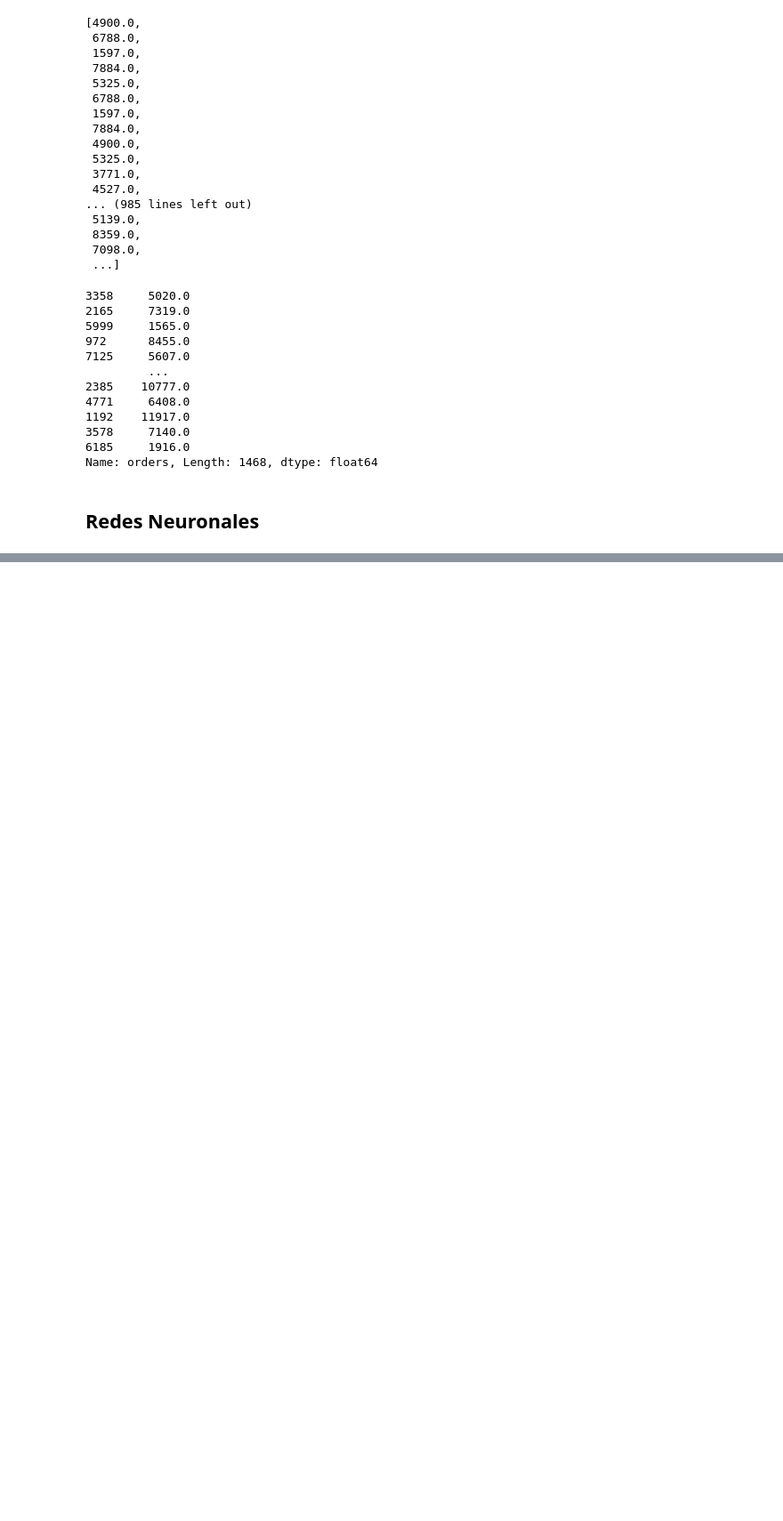
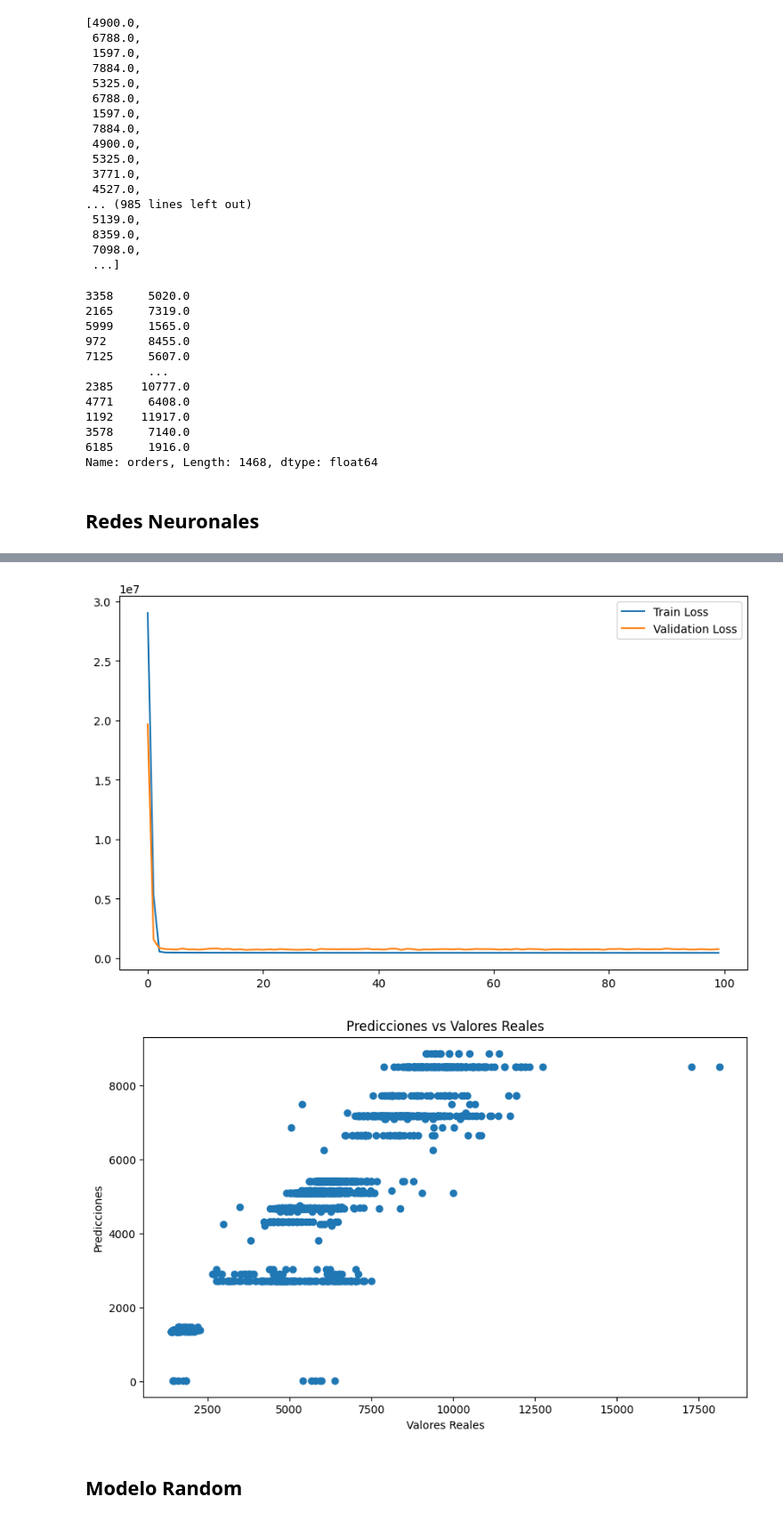
Before and after one commit to Manuel-Pol/Rohlik-orders-challenge, a Jupyter notebook: visus.ipynb, the cells around one changed output, grey strips where cells are left out. Shown at 89% size. Saved outputs shown, nothing was run; the diff lists cells and outputs as text; code cells hidden in the pictures; blank space fills up the shorter version.

```diff
--- a/visus.ipynb
+++ b/visus.ipynb
@@ -680,6 +711,6 @@ df_final_validation
 # %%
 # Definir el orden de las columnas deseado
-column_order = ['holiday', 'shops_closed', 'school_holidays', 'winter_school_holidays', 'user_activity_1', 'user_activity_2', 'country_Czech Republic', 'warehouse_Brno_1', 'country_Germany', 'country_Hungary', 'warehouse_Frankfurt_1', 'warehouse_Munich_1', 'warehouse_Prague_1', 'hot_season']
+column_order = ['holiday', 'shops_closed', 'school_holidays', 'winter_school_holidays', 'country_Czech Republic', 'warehouse_Brno_1', 'country_Germany', 'country_Hungary', 'warehouse_Frankfurt_1', 'warehouse_Munich_1', 'warehouse_Prague_1', 'hot_season']
 # %%
 # Reordenar las columnas del DataFrame según el orden deseado
 df_final_validation = df_final_validation[column_order]
@@ -835,0 +810,44 @@ plt.show()
+# %%
+# Escalar los datos
+scaler = StandardScaler()
+df_train_scaled = scaler.fit_transform(df_final_train)
+df_validation_scaled = scaler.transform(df_final_validation)
+# %%
+# Crear el modelo de red neuronal
+model = Sequential()
+model.add(Dense(64, input_dim=df_train_scaled.shape[1], activation='relu'))
+model.add(Dense(32, activation='relu'))
+model.add(Dense(1))
+
+# Compilar el modelo
+model.compile(loss='mean_squared_error', optimizer='adam')
+
+# Entrenar el modelo
+history = model.fit(df_train_scaled, df_final_train_label, epochs=100, batch_size=10, verbose=2, validation_split=0.2)
+
+# Evaluar el modelo en el conjunto de prueba
+loss = model.evaluate(df_validation_scaled, df_final_validation_label, verbose=2)
+print(f'Test Loss: {loss}')
+
+# Hacer predicciones
+y_pred = model.predict(df_validation_scaled)
+
+# Calcular el error
+test_mse = mean_squared_error(df_final_validation_label, y_pred)
+print(f'Test MSE: {test_mse}')
+
+# Graficar los resultados
+plt.figure(figsize=(10, 6))
+plt.plot(history.history['loss'], label='Train Loss')
+plt.plot(history.history['val_loss'], label='Validation Loss')
+plt.legend()
+plt.show()
+
+# Graficar predicciones vs valores reales
+plt.figure(figsize=(10, 6))
+plt.scatter(df_final_validation_label, y_pred)
+plt.xlabel('Valores Reales')
+plt.ylabel('Predicciones')
+plt.title('Predicciones vs Valores Reales')
+plt.show()
+# %% [output]
@@ -835,0 +871,4 @@ plt.show()
+[figure, added]
+[figure, added]
+# %% [markdown]
+## Modelo Random
```
Also changed, not shown: parts of 10 cells of this notebook.
